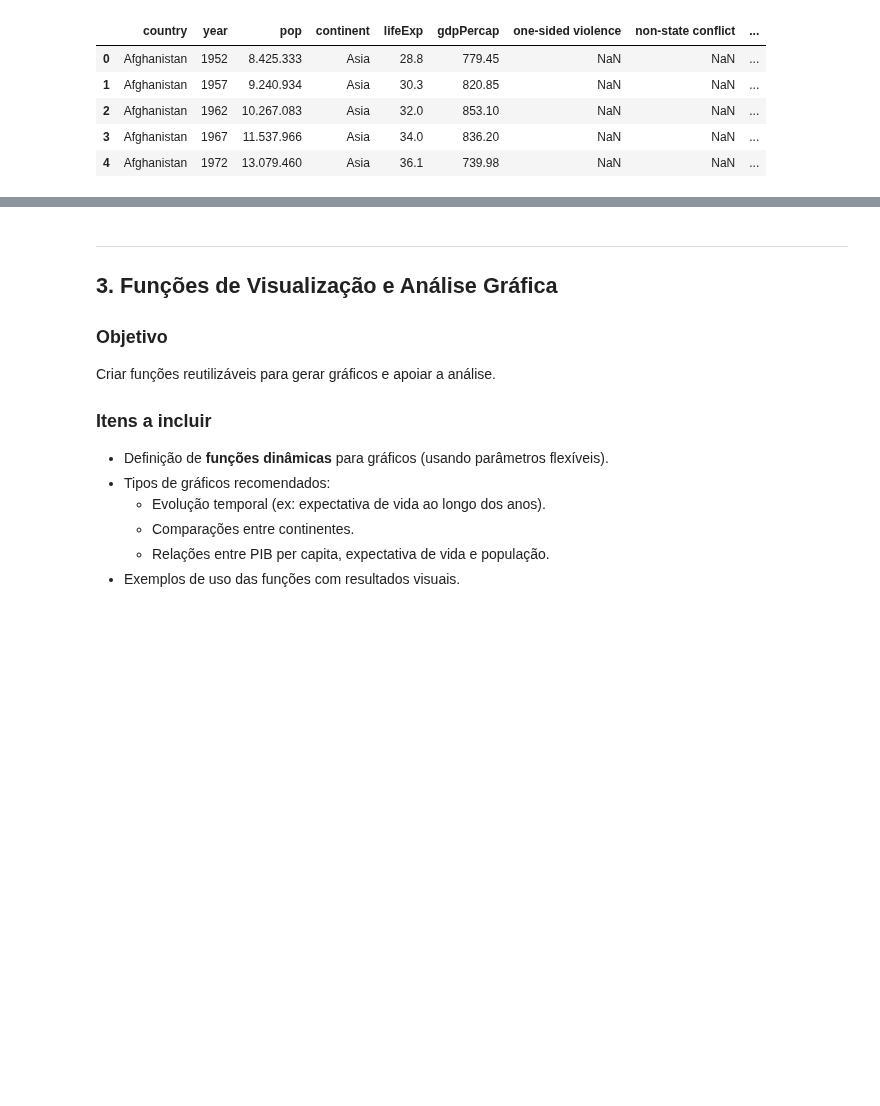
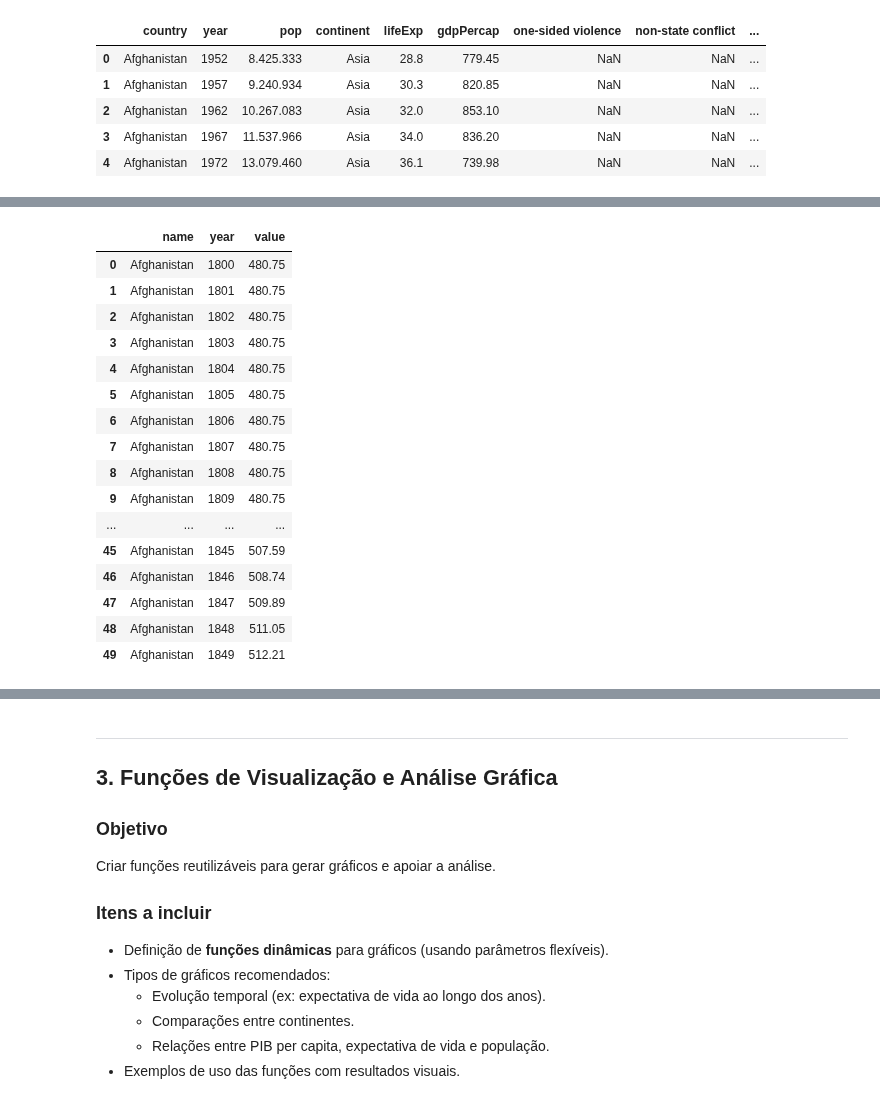
Before and after one commit to brunobgcardoso/avaliacao-python-ciencia-dados, a Jupyter notebook: src/Principal.ipynb, the cells around one changed output, grey strips where cells are left out. Cells and saved outputs as stored; diff of their text form; code cells hidden in the pictures; blank space fills up the shorter version.

```diff
--- a/src/Principal.ipynb
+++ b/src/Principal.ipynb
@@ -254,0 +270,24 @@ Dimensão: (1704, 11)
+# %%
+base_gdp_ajustado = wide_to_long_years(base_gdp_ajustado, id_vars=['name'])
+# %%
+# Reduzir renda per capita para 2 casas decimais
+base_gdp_ajustado['value'] = base_gdp_ajustado['value'].round(2)
+base_gdp_ajustado.head(50)
+# %% [output]
+|  | name | year | value |
+| 0 | Afghanistan | 1800 | 480.75 |
+| 1 | Afghanistan | 1801 | 480.75 |
+| 2 | Afghanistan | 1802 | 480.75 |
+| 3 | Afghanistan | 1803 | 480.75 |
+| 4 | Afghanistan | 1804 | 480.75 |
+| 5 | Afghanistan | 1805 | 480.75 |
+| 6 | Afghanistan | 1806 | 480.75 |
+| 7 | Afghanistan | 1807 | 480.75 |
+| 8 | Afghanistan | 1808 | 480.75 |
+| 9 | Afghanistan | 1809 | 480.75 |
+| ... | ... | ... | ... |
+| 45 | Afghanistan | 1845 | 507.59 |
+| 46 | Afghanistan | 1846 | 508.74 |
+| 47 | Afghanistan | 1847 | 509.89 |
+| 48 | Afghanistan | 1848 | 511.05 |
+| 49 | Afghanistan | 1849 | 512.21 |
```
Also changed, not shown: parts of 4 cells of this notebook, 3 other files.
